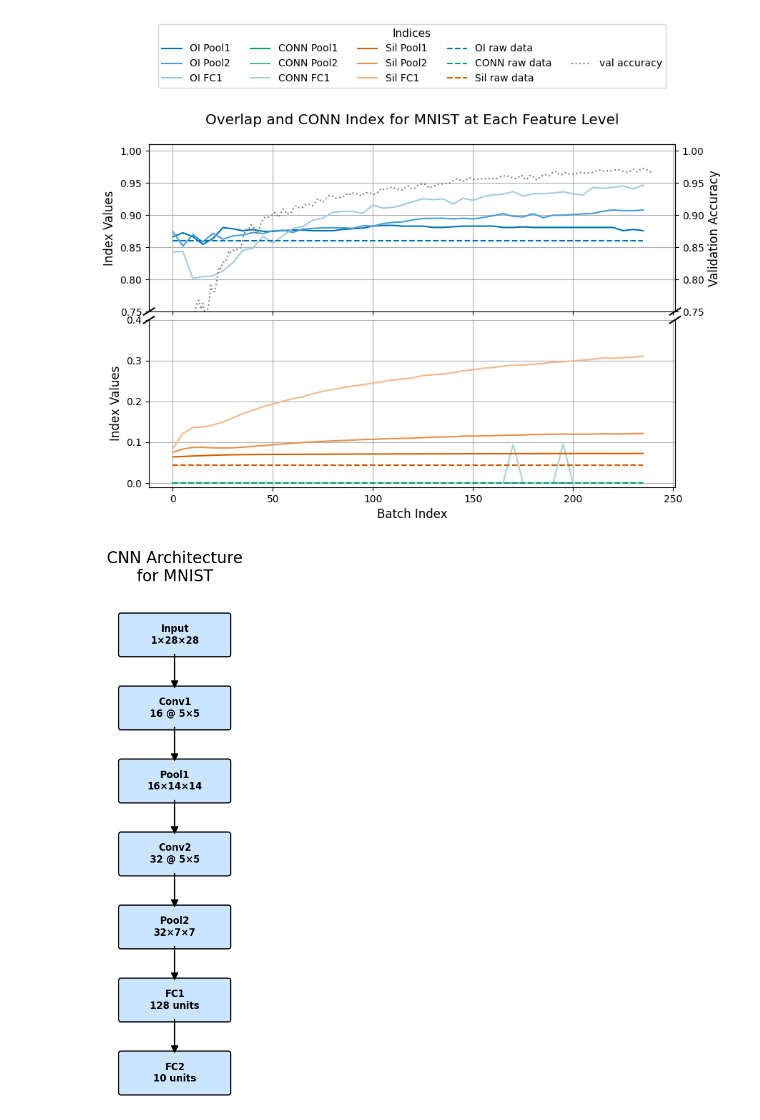
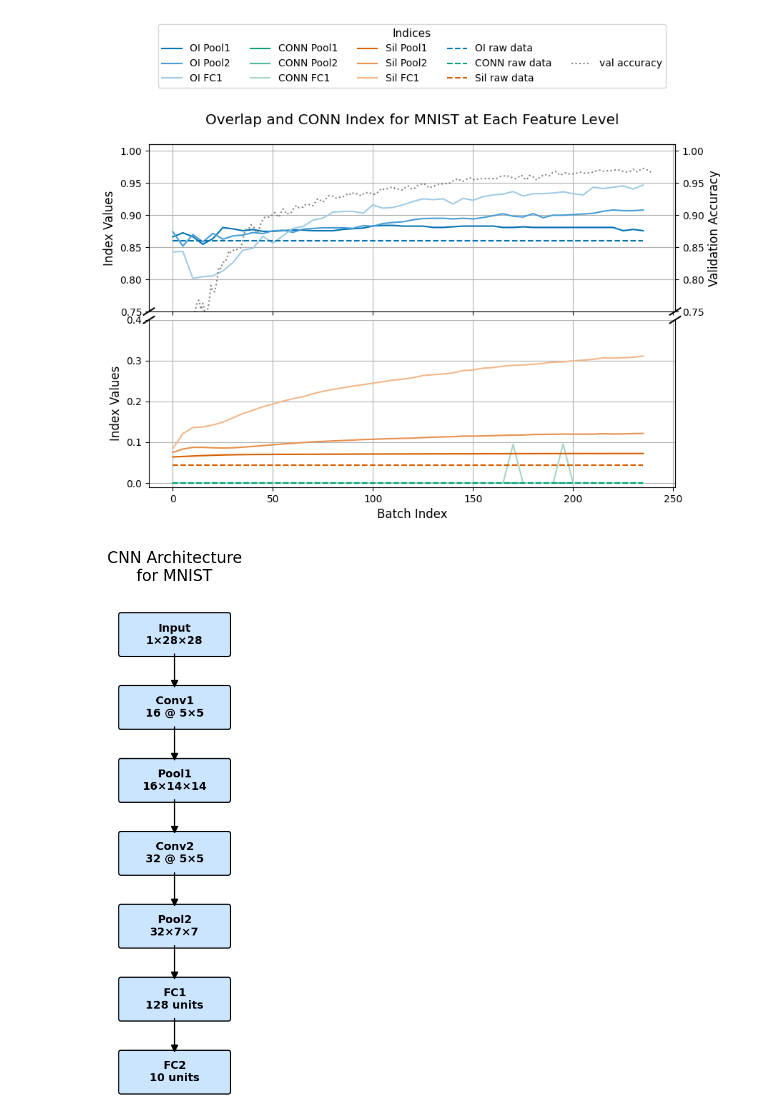
Before and after one commit to NiklasMelton/CVI_Forgetting, a Jupyter notebook: MNIST_Overlap.ipynb, the cells around one changed output. Cells and saved outputs as stored; diff of their text form; code cells hidden in the pictures.

```diff
--- a/MNIST_Overlap.ipynb
+++ b/MNIST_Overlap.ipynb
@@ -524,33 +524,33 @@ for label, color in layers:
         linewidth=1.5
     )
     ax.add_patch(rect)
-    ax.text(x, y, label, ha='center', va='center', fontsize=12, weight='bold')
+    ax.text(x, y, label, ha='center', va='center', fontsize=14, weight='bold')
 
 # Draw arrows between boxes
 for i in range(len(layers) - 1):
     label_from, _ = layers[i]
     label_to, _ = layers[i + 1]
     x0, y0 = positions[label_from]
     x1, y1 = positions[label_to]
     arrow = FancyArrowPatch(
         (x0, y0 - box_height / 2),
         (x1, y1 + box_height / 2),
         arrowstyle='-|>',
         mutation_scale=20,
         linewidth=1.5,
         color='black',
         shrinkA=0, shrinkB=0
     )
     ax.add_patch(arrow)
 
 # Final styling
 ax.set_xlim(-1.5, 1.5)
 ax.set_ylim(-len(layers)*v_spacing + 1, 1)
 ax.set_aspect('equal')
 ax.axis('off')
 plt.title("CNN Architecture\nfor MNIST", fontsize=20)
 plt.tight_layout()
 fig.savefig("figures/cnn_arch.png", bbox_inches='tight')
 plt.show()
 # %% [output]
-[figure, old version]
+[figure, new version]
```
